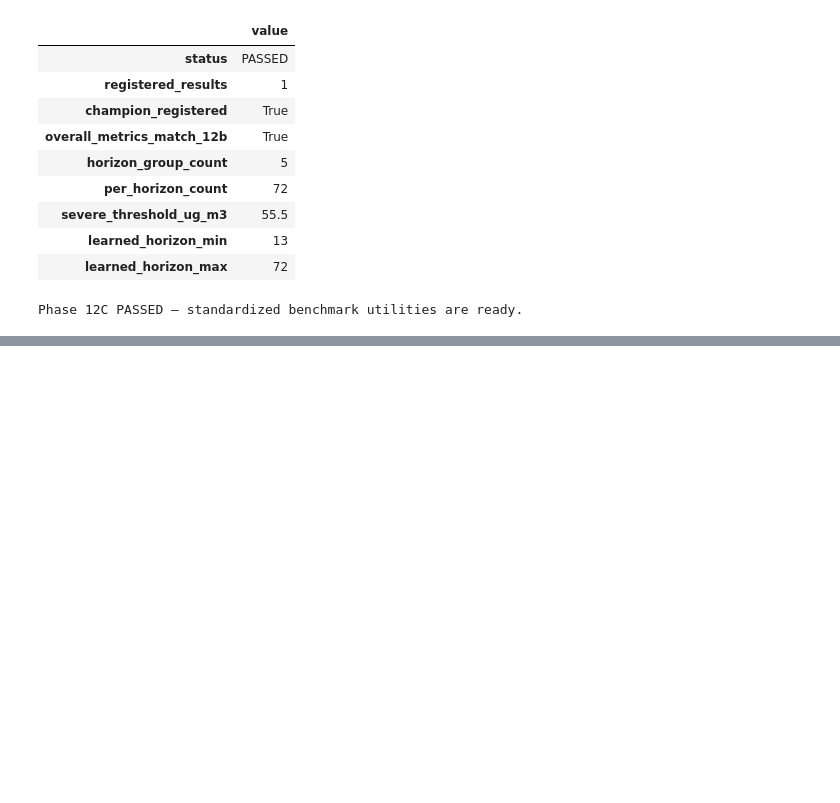
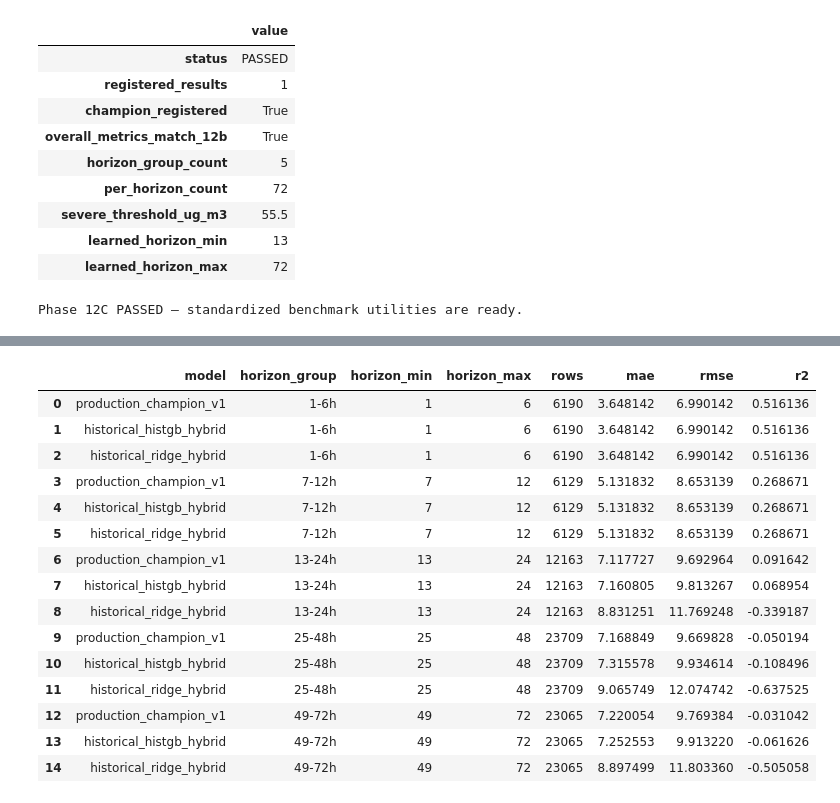
Before and after one commit to riyanj220/pearls-aqi-predictor, a Jupyter notebook: notebooks/12_model_challenger_benchmark.ipynb, the cells around one changed output, grey strips where cells are left out. Drawn from its saved outputs; the diff is of its cells as text; code cells hidden in the pictures; blank space fills up the shorter version.

Commit message:
feat(notebooks): reproduce historical model benchmark controls

```diff
--- a/notebooks/12_model_challenger_benchmark.ipynb
+++ b/notebooks/12_model_challenger_benchmark.ipynb
@@ -2497,0 +3692,54 @@ Phase 12C PASSED — standardized benchmark utilities are ready.
+# %%
+historical_horizon_group_comparison_df = (
+    pd.concat(
+        [
+            benchmark_results[
+                "production_champion_v1"
+            ][
+                "horizon_group_metrics"
+            ],
+            benchmark_results[
+                "historical_histgb_hybrid"
+            ][
+                "horizon_group_metrics"
+            ],
+            benchmark_results[
+                "historical_ridge_hybrid"
+            ][
+                "horizon_group_metrics"
+            ],
+        ],
+        ignore_index=True,
+    )
+    .sort_values(
+        [
+            "horizon_min",
+            "rmse",
+        ]
+    )
+    .reset_index(
+        drop=True
+    )
+)
+
+
+display(
+    historical_horizon_group_comparison_df
+)
+# %% [output]
+|  | model | horizon_group | horizon_min | horizon_max | rows | mae | rmse | r2 |
+| 0 | production_champion_v1 | 1-6h | 1 | 6 | 6190 | 3.648142 | 6.990142 | 0.516136 |
+| 1 | historical_histgb_hybrid | 1-6h | 1 | 6 | 6190 | 3.648142 | 6.990142 | 0.516136 |
+| 2 | historical_ridge_hybrid | 1-6h | 1 | 6 | 6190 | 3.648142 | 6.990142 | 0.516136 |
+| 3 | production_champion_v1 | 7-12h | 7 | 12 | 6129 | 5.131832 | 8.653139 | 0.268671 |
+| 4 | historical_histgb_hybrid | 7-12h | 7 | 12 | 6129 | 5.131832 | 8.653139 | 0.268671 |
+| 5 | historical_ridge_hybrid | 7-12h | 7 | 12 | 6129 | 5.131832 | 8.653139 | 0.268671 |
+| 6 | production_champion_v1 | 13-24h | 13 | 24 | 12163 | 7.117727 | 9.692964 | 0.091642 |
+| 7 | historical_histgb_hybrid | 13-24h | 13 | 24 | 12163 | 7.160805 | 9.813267 | 0.068954 |
+| 8 | historical_ridge_hybrid | 13-24h | 13 | 24 | 12163 | 8.831251 | 11.769248 | -0.339187 |
+| 9 | production_champion_v1 | 25-48h | 25 | 48 | 23709 | 7.168849 | 9.669828 | -0.050194 |
+| 10 | historical_histgb_hybrid | 25-48h | 25 | 48 | 23709 | 7.315578 | 9.934614 | -0.108496 |
+| 11 | historical_ridge_hybrid | 25-48h | 25 | 48 | 23709 | 9.065749 | 12.074742 | -0.637525 |
+| 12 | production_champion_v1 | 49-72h | 49 | 72 | 23065 | 7.220054 | 9.769384 | -0.031042 |
+| 13 | historical_histgb_hybrid | 49-72h | 49 | 72 | 23065 | 7.252553 | 9.913220 | -0.061626 |
+| 14 | historical_ridge_hybrid | 49-72h | 49 | 72 | 23065 | 8.897499 | 11.803360 | -0.505058 |
```
Also changed, not shown: parts of 32 cells of this notebook.
